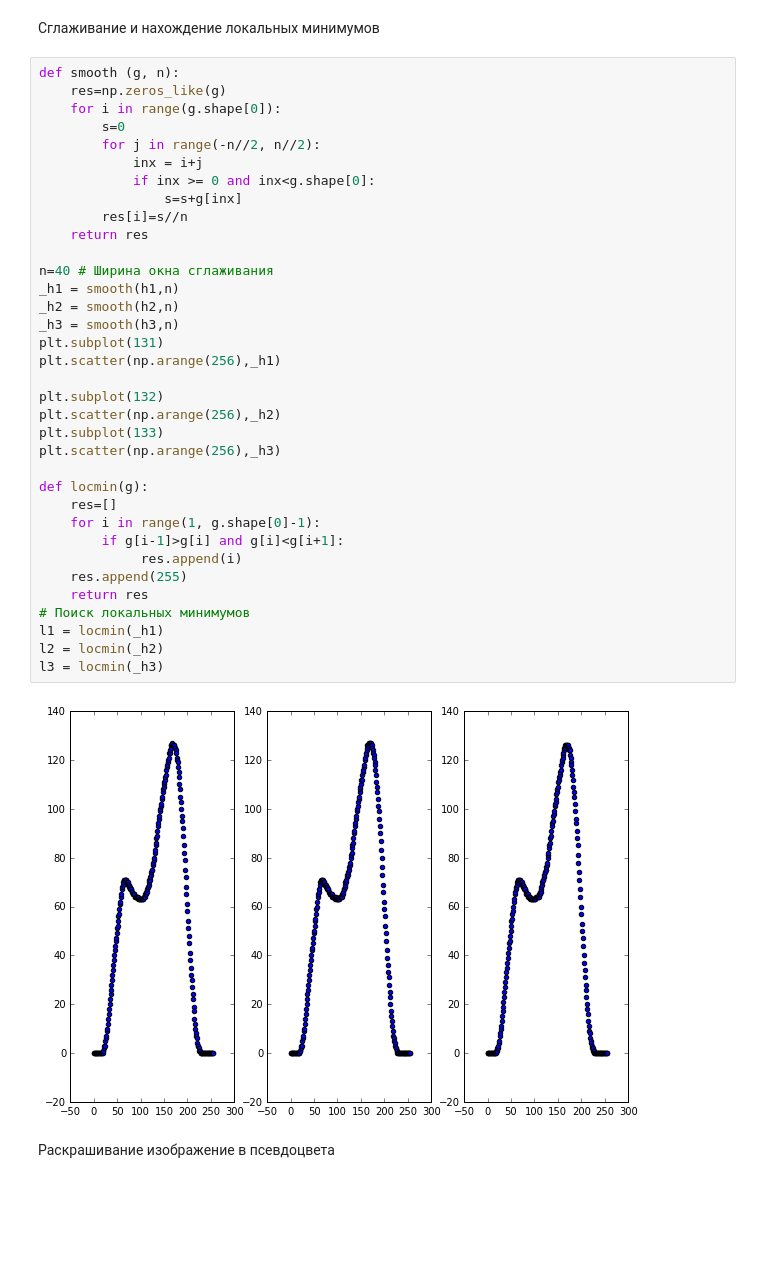
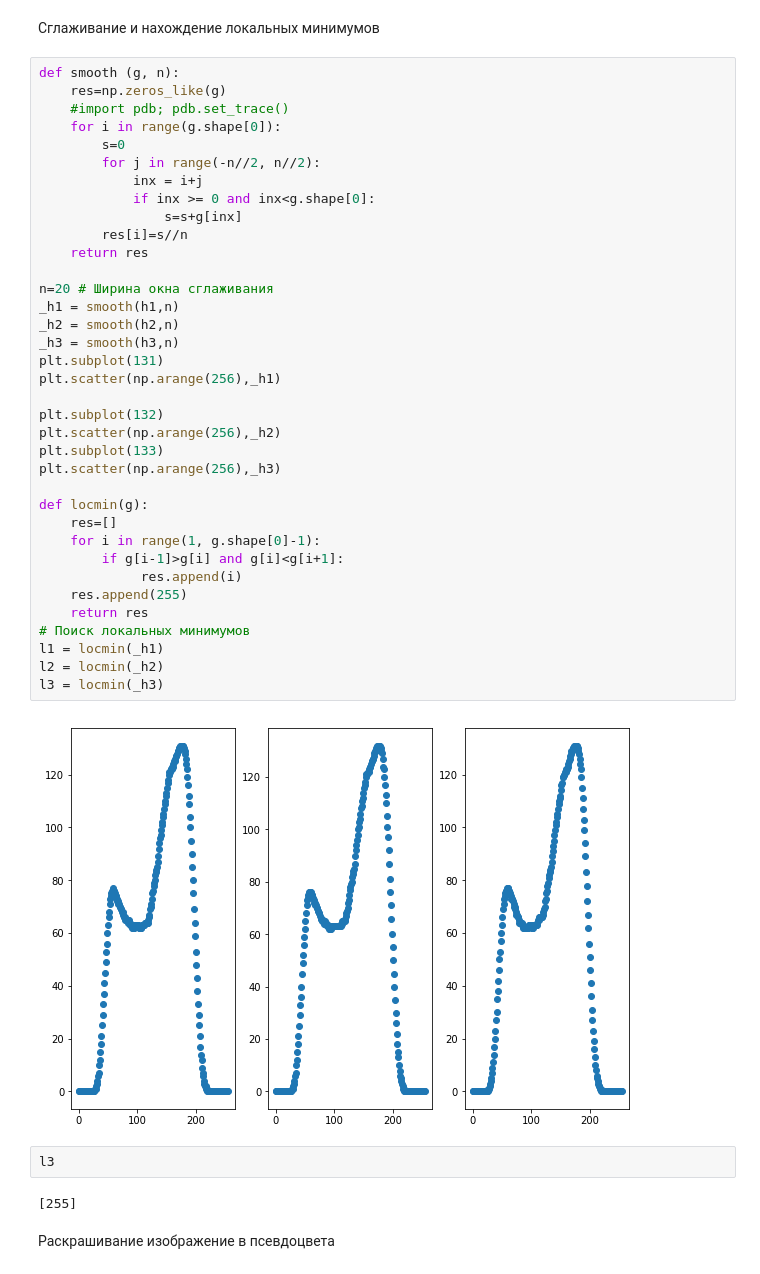
Before and after one commit to verzunov/dsp, a Jupyter notebook: pract2.ipynb, the cells around one changed output. Cells and saved outputs as stored; diff of their text form; blank space fills up the shorter version.

```diff
--- a/pract2.ipynb
+++ b/pract2.ipynb
@@ -55,40 +56,45 @@ plt.scatter(np.arange(256), h3)
 # %%
 def smooth (g, n):
     res=np.zeros_like(g)
+    #import pdb; pdb.set_trace()
     for i in range(g.shape[0]):
         s=0
         for j in range(-n//2, n//2):
             inx = i+j
             if inx >= 0 and inx<g.shape[0]:
                 s=s+g[inx]
         res[i]=s//n
     return res
 
-n=40 # Ширина окна сглаживания
+n=20 # Ширина окна сглаживания
 _h1 = smooth(h1,n)
 _h2 = smooth(h2,n)
 _h3 = smooth(h3,n)
 plt.subplot(131)
 plt.scatter(np.arange(256),_h1)
 
 plt.subplot(132)
 plt.scatter(np.arange(256),_h2)
 plt.subplot(133)
 plt.scatter(np.arange(256),_h3)
 
 def locmin(g):
     res=[]
     for i in range(1, g.shape[0]-1):
         if g[i-1]>g[i] and g[i]<g[i+1]:
              res.append(i)
     res.append(255)
     return res
 # Поиск локальных минимумов
 l1 = locmin(_h1)
 l2 = locmin(_h2)
 l3 = locmin(_h3)
 # %% [output]
-[figure, old version]
+[figure, new version]
+# %%
+l3
+# %% [output]
+[255]
 # %% [markdown]
 Раскрашивание изображение в псевдоцвета
 # %%
```
Also changed, not shown: parts of 4 cells of this notebook.
